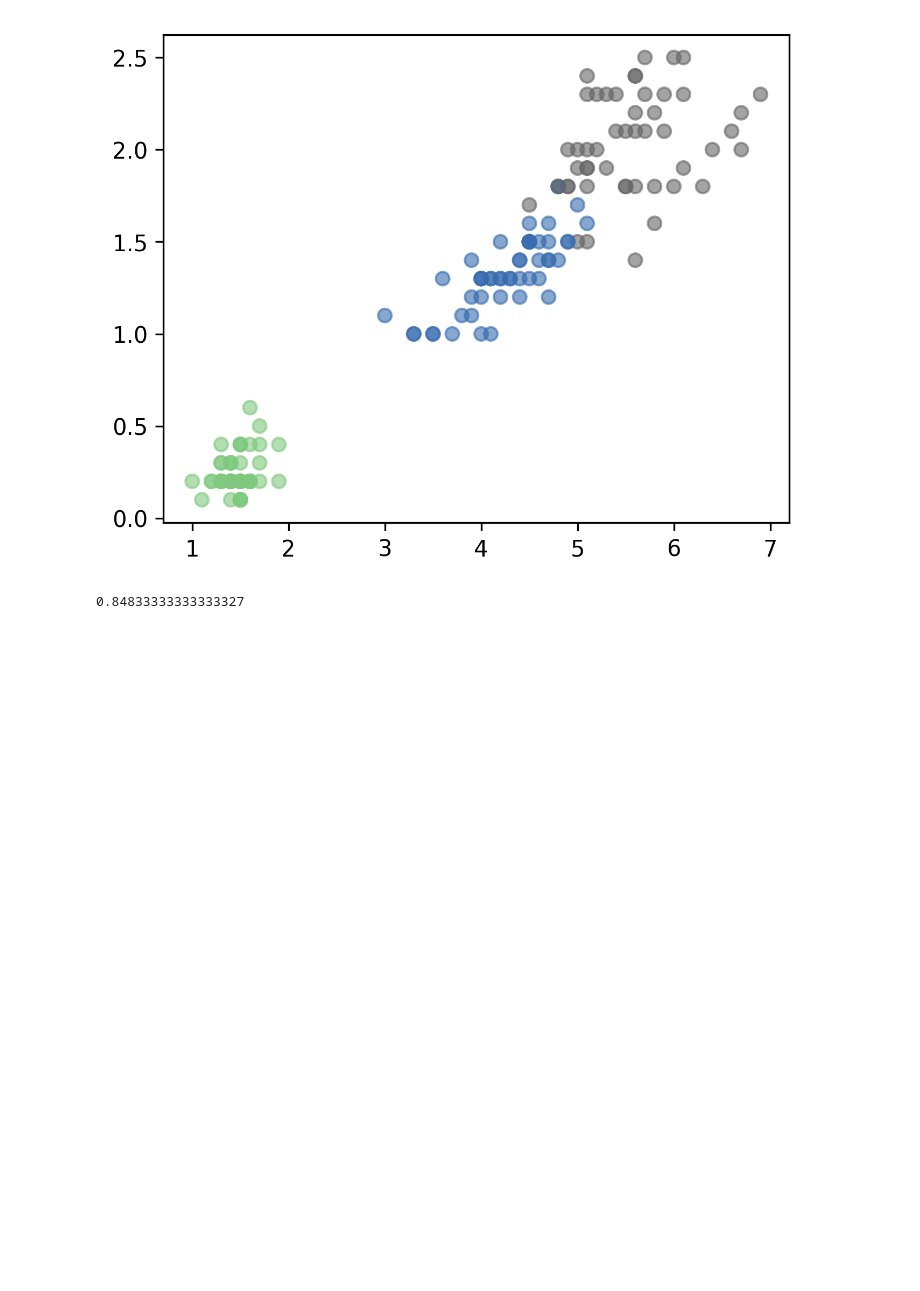
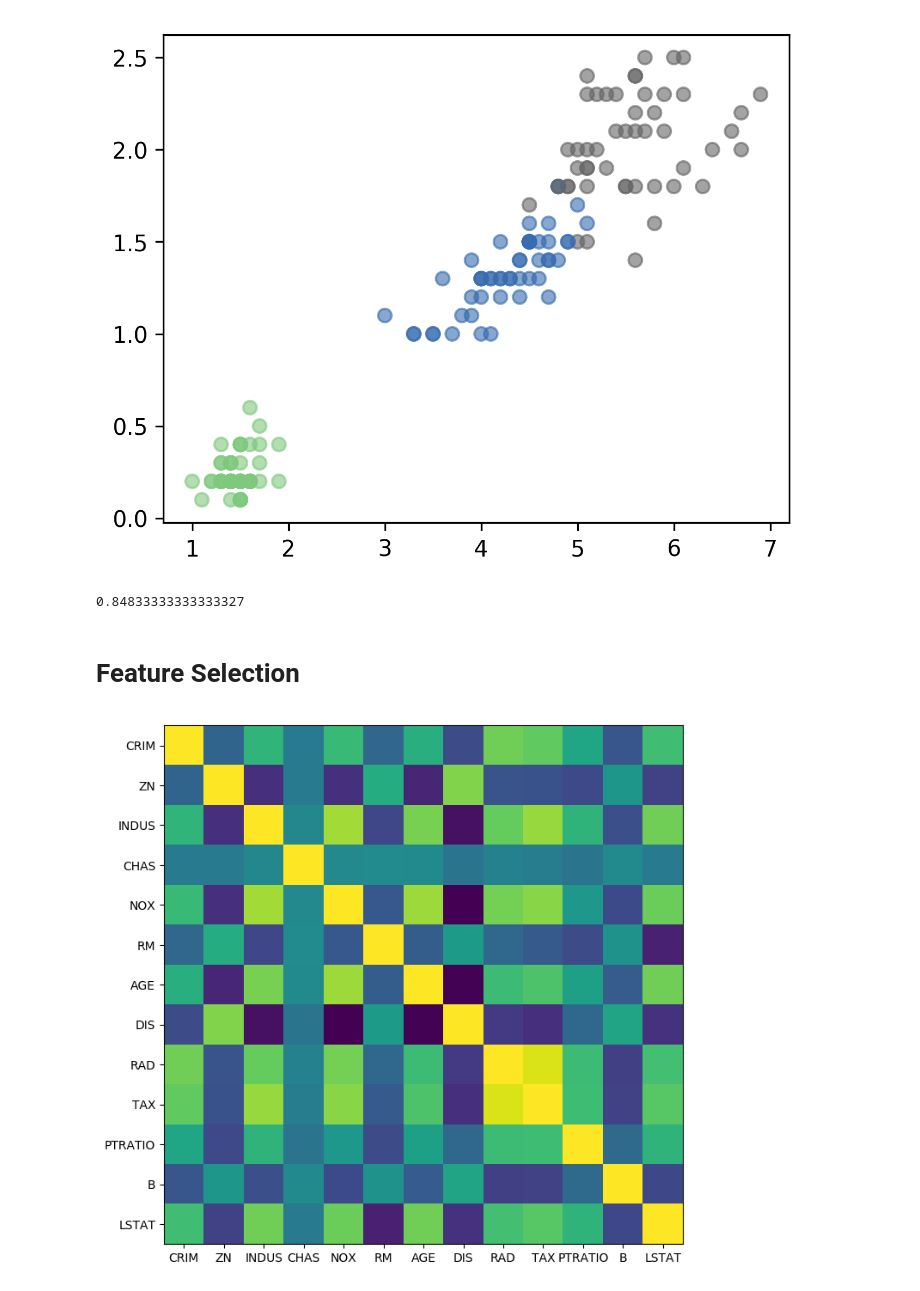
Before and after one commit to amueller/applied_ml_spring_2017, a Jupyter notebook: slides/aml-08-021317.ipynb, the cells around one changed output. Drawn from its saved outputs; the diff is of its cells as text; code cells hidden in the pictures; blank space fills up the shorter version.

Commit message:
update slides and notebooks  for 08 - feature selection

```diff
--- a/slides/aml-08-021317.ipynb
+++ b/slides/aml-08-021317.ipynb
@@ -320,0 +319,2 @@ mice.fill()
+# %% [markdown]
+# Feature Selection
@@ -320,0 +323,15 @@ mice.fill()
+# %%
+boston = load_boston()
+X, y = boston.data, boston.target
+X_train, X_test, y_train, y_test = train_test_split(X, y, random_state=0)
+# %%
+from sklearn.preprocessing import scale
+X_train_scaled = scale(X_train)
+cov = np.cov(X_train_scaled, rowvar=False)
+# %%
+plt.figure(figsize=(8, 8), dpi=100)
+plt.imshow(cov)
+plt.xticks(range(X.shape[1]), boston.feature_names)
+plt.yticks(range(X.shape[1]), boston.feature_names);
+# %% [output]
+[figure, added]
```
Also changed, not shown: parts of 20 cells of this notebook, 1 other file.
